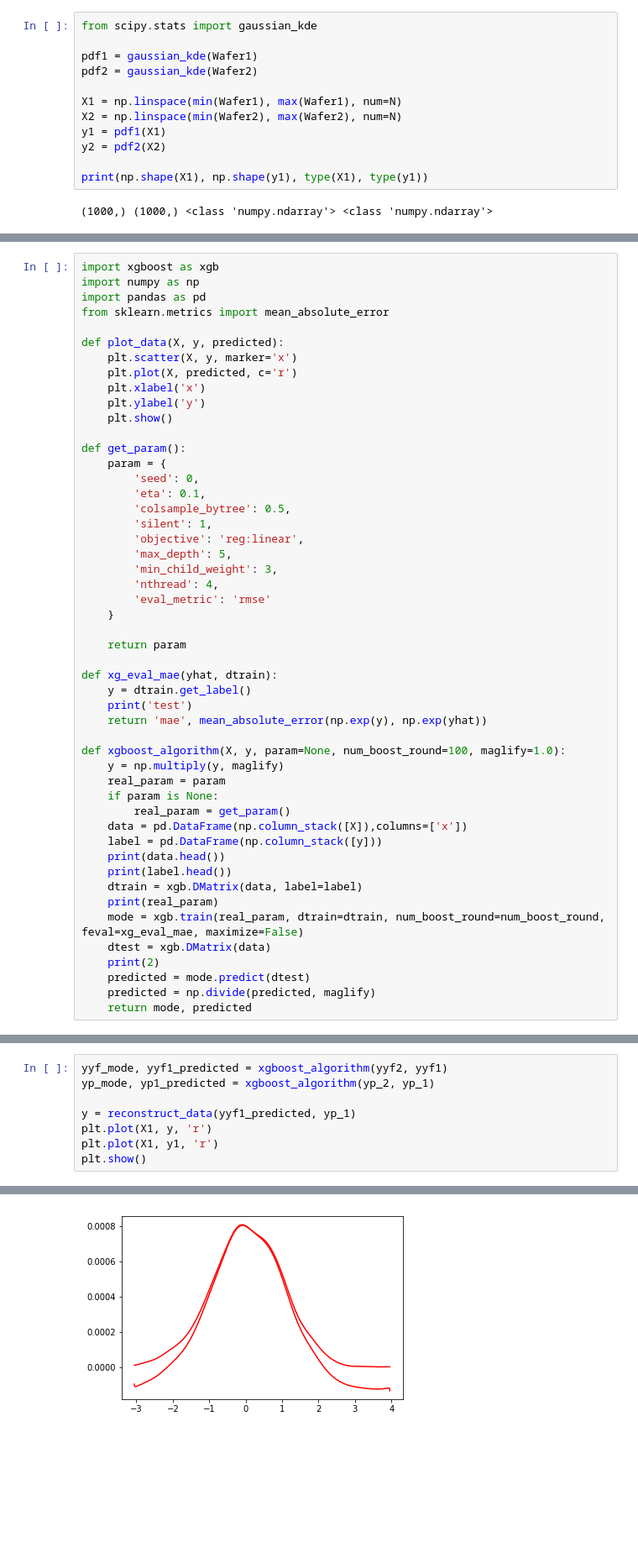
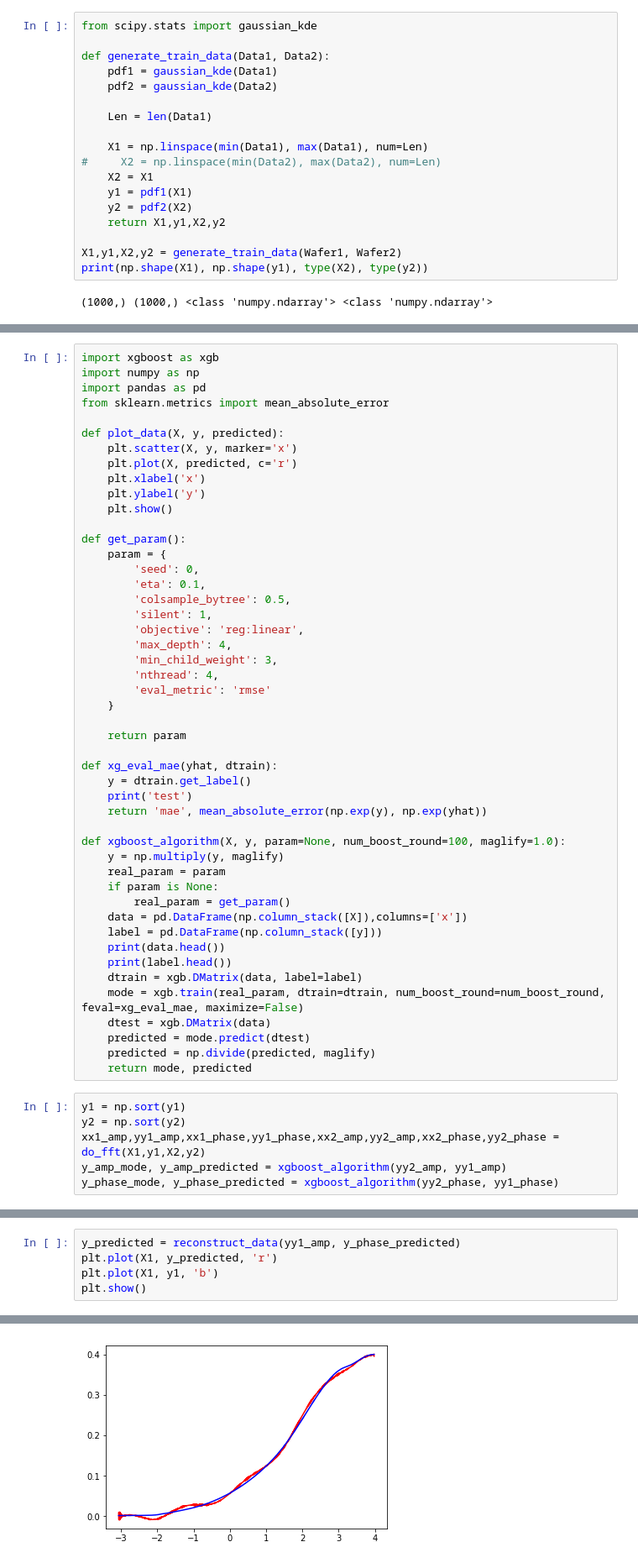
Before and after one commit to motein/ML, a Jupyter notebook: FittingAlgorithm/solution_4.ipynb, the cells around one changed output, grey strips where cells are left out. Shown: that part at 84% size. Saved outputs shown, nothing was run; the diff lists cells and outputs as text; blank space fills up the shorter version.

```diff
--- a/FittingAlgorithm/solution_4.ipynb
+++ b/FittingAlgorithm/solution_4.ipynb
@@ -19,15 +20,21 @@ plt.show()
 # %%
 from scipy.stats import gaussian_kde
 
-pdf1 = gaussian_kde(Wafer1)
-pdf2 = gaussian_kde(Wafer2)
+def generate_train_data(Data1, Data2):
+    pdf1 = gaussian_kde(Data1)
+    pdf2 = gaussian_kde(Data2)
 
-X1 = np.linspace(min(Wafer1), max(Wafer1), num=N)
-X2 = np.linspace(min(Wafer2), max(Wafer2), num=N)
-y1 = pdf1(X1)
-y2 = pdf2(X2)
+    Len = len(Data1)
 
-print(np.shape(X1), np.shape(y1), type(X1), type(y1))
+    X1 = np.linspace(min(Data1), max(Data1), num=Len)
+#     X2 = np.linspace(min(Data2), max(Data2), num=Len)
+    X2 = X1
+    y1 = pdf1(X1)
+    y2 = pdf2(X2)
+    return X1,y1,X2,y2
+
+X1,y1,X2,y2 = generate_train_data(Wafer1, Wafer2)
+print(np.shape(X1), np.shape(y1), type(X2), type(y2))
 # %% [output]
 (1000,) (1000,) <class 'numpy.ndarray'> <class 'numpy.ndarray'>
 # %%
@@ -122,7 +130,7 @@ def get_param():
         'colsample_bytree': 0.5,
         'silent': 1,
         'objective': 'reg:linear',
-        'max_depth': 5,
+        'max_depth': 4,
         'min_child_weight': 3,
         'nthread': 4,
         'eval_metric': 'rmse'
@@ -145,10 +153,14 @@ def xgboost_algorithm(X, y, param=None, num_boost_round=100, maglify=1.0):
     print(data.head())
     print(label.head())
     dtrain = xgb.DMatrix(data, label=label)
-    print(real_param)
     mode = xgb.train(real_param, dtrain=dtrain, num_boost_round=num_boost_round, feval=xg_eval_mae, maximize=False)
     dtest = xgb.DMatrix(data)
-    print(2)
     predicted = mode.predict(dtest)
     predicted = np.divide(predicted, maglify)
     return mode, predicted
+# %%
+y1 = np.sort(y1)
+y2 = np.sort(y2)
+xx1_amp,yy1_amp,xx1_phase,yy1_phase,xx2_amp,yy2_amp,xx2_phase,yy2_phase = do_fft(X1,y1,X2,y2)
+y_amp_mode, y_amp_predicted = xgboost_algorithm(yy2_amp, yy1_amp)
+y_phase_mode, y_phase_predicted = xgboost_algorithm(yy2_phase, yy1_phase)
@@ -155,9 +201,6 @@ def xgboost_algorithm(X, y, param=None, num_boost_round=100, maglify=1.0):
 # %%
-yyf_mode, yyf1_predicted = xgboost_algorithm(yyf2, yyf1)
-yp_mode, yp1_predicted = xgboost_algorithm(yp_2, yp_1)
-
-y = reconstruct_data(yyf1_predicted, yp_1)
-plt.plot(X1, y, 'r')
-plt.plot(X1, y1, 'r')
+y_predicted = reconstruct_data(yy1_amp, y_phase_predicted)
+plt.plot(X1, y_predicted, 'r')
+plt.plot(X1, y1, 'b')
 plt.show()
 # %% [output]
@@ -181 +208 @@ plt.show()
-[figure, old version]
+[figure, new version]
```
Also changed, not shown: parts of 13 cells of this notebook, 4 other files.
